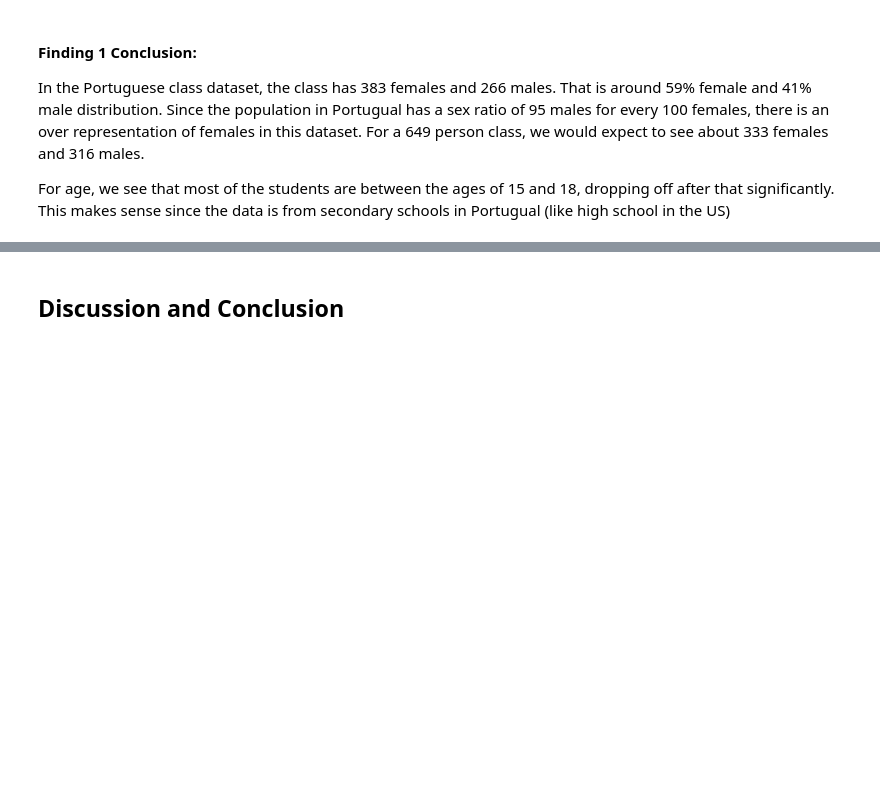
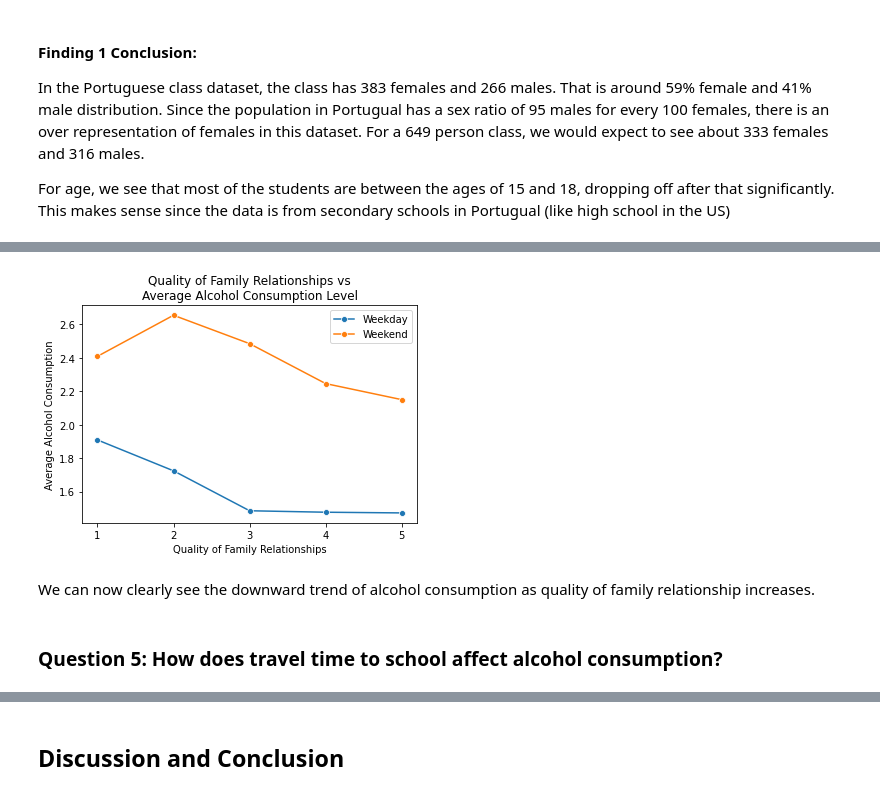
Before and after one commit to christinedien/hcde-410-final, a Jupyter notebook: hcde-410-final.ipynb, the cells around one changed output, grey strips where cells are left out. Saved outputs shown, nothing was run; the diff lists cells and outputs as text; code cells hidden in the pictures; blank space fills up the shorter version.

```diff
--- a/hcde-410-final.ipynb
+++ b/hcde-410-final.ipynb
@@ -261,0 +318,5 @@ For age, we see that most of the students are between the ages of 15 and 18, dro
+# %%
+def group_avg_alc(data, variable):
+    df_group = data.groupby(variable).mean()
+    display(df_group[['Dalc', 'Walc']])
+    return df_group
@@ -261,0 +343,2 @@ For age, we see that most of the students are between the ages of 15 and 18, dro
+# %%
+famrel = group_avg_alc(df, 'famrel')
@@ -261,0 +358,17 @@ For age, we see that most of the students are between the ages of 15 and 18, dro
+# %%
+fig2, axes2 = plt.subplots(1)
+sns.lineplot(ax=axes2, data=famrel, x=famrel.index.values, y='Dalc', marker='o')
+sns.lineplot(ax=axes2, data=famrel, x=famrel.index.values, y='Walc', marker='o')
+axes2.legend(['Weekday', 'Weekend'])
+plt.xticks([1, 2, 3, 4, 5])
+plt.title('Quality of Family Relationships vs\nAverage Alcohol Consumption Level')
+plt.ylabel('Average Alcohol Consumption')
+plt.xlabel('Quality of Family Relationships')
+fig2.savefig('famrel_avg_alc.png', bbox_inches='tight')
+plt.show()
+# %% [output]
+[figure, added]
+# %% [markdown]
+We can now clearly see the downward trend of alcohol consumption as quality of family relationship increases.
+# %% [markdown]
+### Question 5: How does travel time to school affect alcohol consumption?
```
Also changed, not shown: parts of 49 cells of this notebook, 6 other files.
